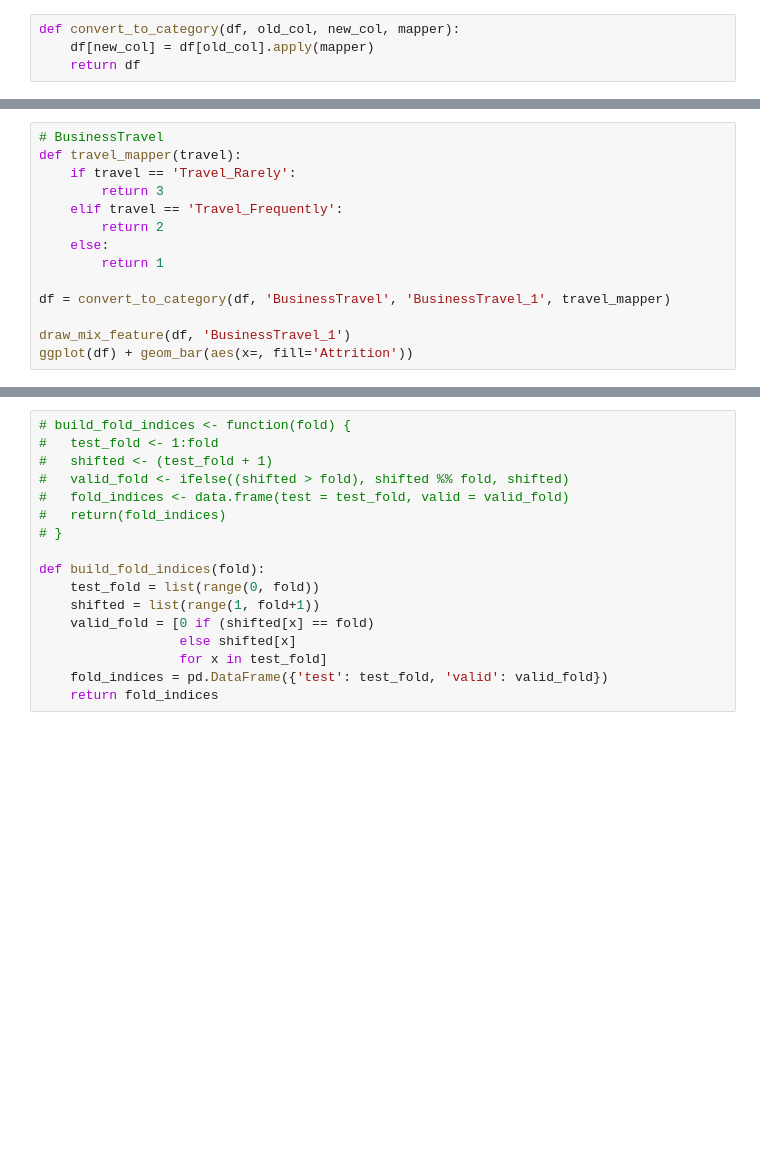
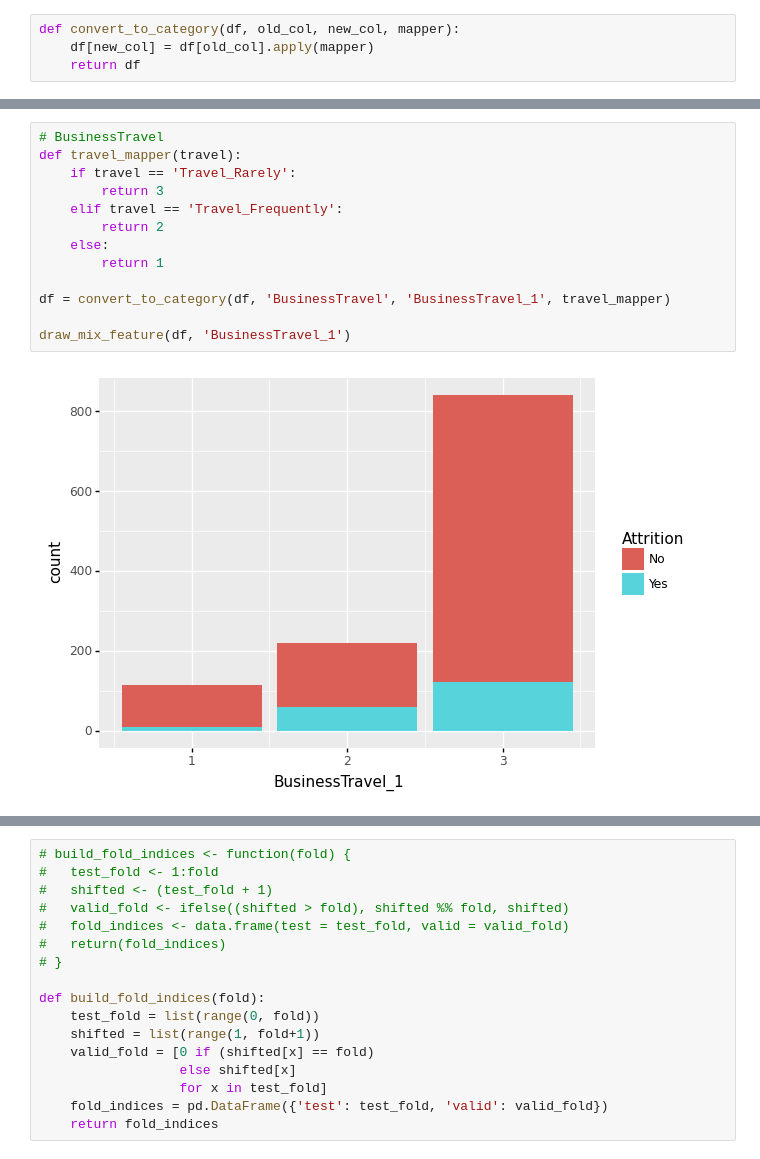
Before and after one commit to cchuang1024/nccu-data-mining, a Jupyter notebook: HW2.ipynb, the cells around one changed output, grey strips where cells are left out. Drawn from its saved outputs; the diff is of its cells as text; blank space fills up the shorter version.

```diff
--- a/HW2.ipynb
+++ b/HW2.ipynb
@@ -84,15 +98,15 @@ min max of age is 18 60
 # %%
 # BusinessTravel
 def travel_mapper(travel):
     if travel == 'Travel_Rarely':
         return 3
     elif travel == 'Travel_Frequently':
         return 2
     else:
         return 1
 
 df = convert_to_category(df, 'BusinessTravel', 'BusinessTravel_1', travel_mapper)
 
 draw_mix_feature(df, 'BusinessTravel_1')
-ggplot(df) + geom_bar(aes(x=, fill='Attrition'))
 # %% [output]
+[figure, added]
```
Also changed, not shown: parts of 18 cells of this notebook.
